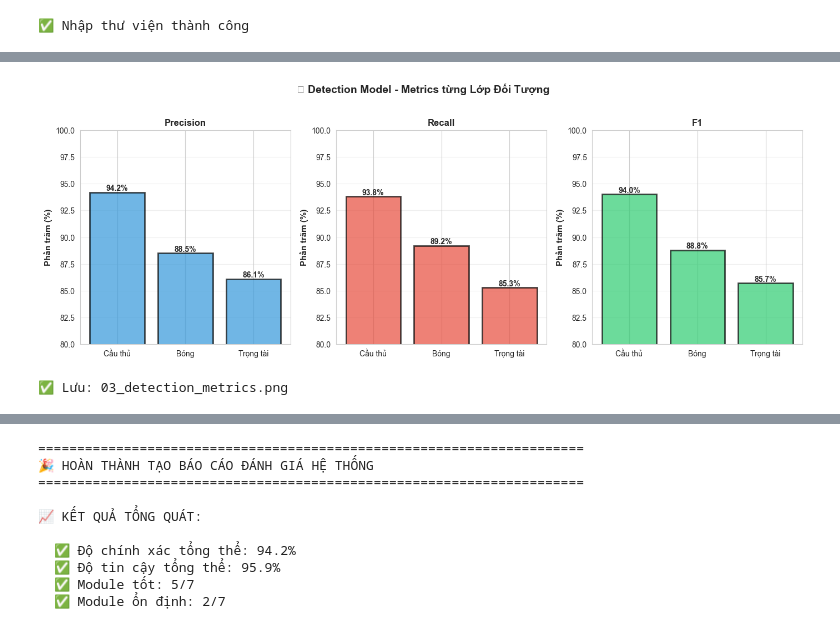
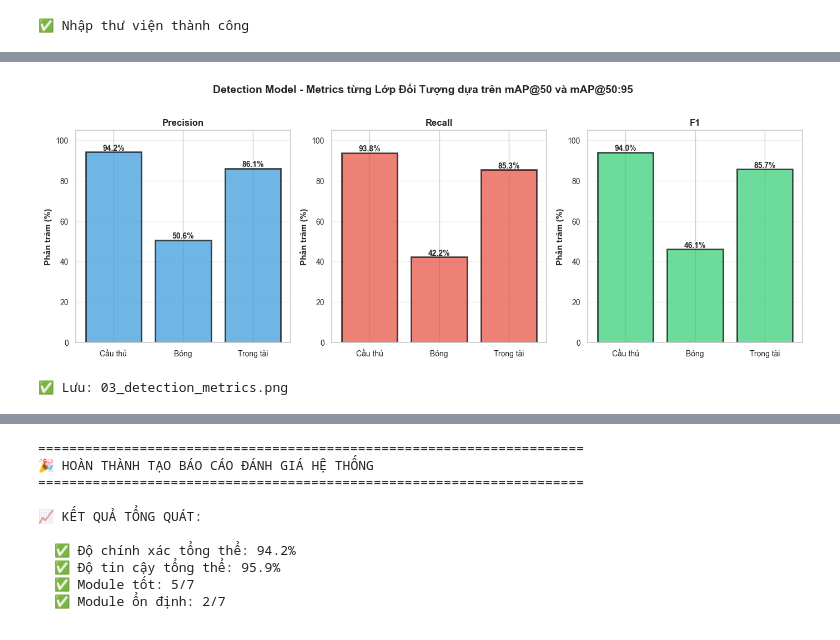
Before and after one commit to haianh06/Ball2Point, a Jupyter notebook: Evaluation.ipynb, the cells around one changed output, grey strips where cells are left out. Drawn from its saved outputs; the diff is of its cells as text; code cells hidden in the pictures.

```diff
--- a/Evaluation.ipynb
+++ b/Evaluation.ipynb
@@ -130,7 +111,7 @@ ax.set_title('📊 So Sánh Độ Chính Xác và Độ Tin Cậy Các Module',
 ax.set_xticks(x)
 ax.set_xticklabels([m.split(':')[0] for m in df_modules['Module']], rotation=45, ha='right')
 ax.legend(fontsize=12, loc='lower right')
-ax.set_ylim(75, 105)
+ax.set_ylim(0, 100)
 ax.grid(axis='y', alpha=0.3)
 ax.axhline(y=90, color='red', linestyle='--', alpha=0.5, label='Target: 90%')
 
@@ -142,7 +123,6 @@ for bars in [bars1, bars2]:
                 f'{height:.1f}%', ha='center', va='bottom', fontsize=9, fontweight='bold')
 
 plt.tight_layout()
-plt.savefig('c:/Documents/Project/Ball2Point/outputs/01_module_comparison.png', dpi=300, bbox_inches='tight')
 plt.show()
 
 print("✅ Lưu: 01_module_comparison.png")
@@ -181,36 +162,35 @@ print("✅ Lưu: 02_confidence_distribution.png")
 # 5. VISUALIZATION 3: DETECTION METRICS (Precision, Recall, F1)
 
 fig, axes = plt.subplots(1, 3, figsize=(14, 5))
 
 metrics = {
     'Cầu thủ': {'Precision': 94.2, 'Recall': 93.8, 'F1': 94.0},
-    'Bóng': {'Precision': 88.5, 'Recall': 89.2, 'F1': 88.8},
+    'Bóng': {'Precision': 50.6, 'Recall': 42.2, 'F1': 46.1},
     'Trọng tài': {'Precision': 86.1, 'Recall': 85.3, 'F1': 85.7}
 }
 
 metric_names = ['Precision', 'Recall', 'F1']
 colors_list = ['#3498db', '#e74c3c', '#2ecc71']
 
 for idx, (metric_name, color) in enumerate(zip(metric_names, colors_list)):
     values = [metrics[obj][metric_name] for obj in metrics.keys()]
     bars = axes[idx].bar(metrics.keys(), values, color=color, alpha=0.7, edgecolor='black', linewidth=2)
     axes[idx].set_ylabel('Phần trăm (%)', fontsize=11, fontweight='bold')
     axes[idx].set_title(f'{metric_name}', fontsize=12, fontweight='bold')
-    axes[idx].set_ylim(80, 100)
+    axes[idx].set_ylim(0, 105)
     axes[idx].grid(axis='y', alpha=0.3)
 
     # Thêm giá trị
     for bar in bars:
         height = bar.get_height()
         axes[idx].text(bar.get_x() + bar.get_width()/2., height,
                        f'{height:.1f}%', ha='center', va='bottom', fontsize=10, fontweight='bold')
 
-fig.suptitle('🎯 Detection Model - Metrics từng Lớp Đối Tượng', fontsize=14, fontweight='bold', y=1.02)
+fig.suptitle('Detection Model - Metrics từng Lớp Đối Tượng dựa trên mAP@50 và mAP@50:95', fontsize=14, fontweight='bold', y=1.02)
 plt.tight_layout()
-plt.savefig('c:/Documents/Project/Ball2Point/outputs/03_detection_metrics.png', dpi=300, bbox_inches='tight')
 plt.show()
 
 print("✅ Lưu: 03_detection_metrics.png")
 # %% [output]
-[figure, old version]
+[figure, new version]
 ✅ Lưu: 03_detection_metrics.png
```
Also changed, not shown: parts of 7 cells of this notebook, 36 other files.
